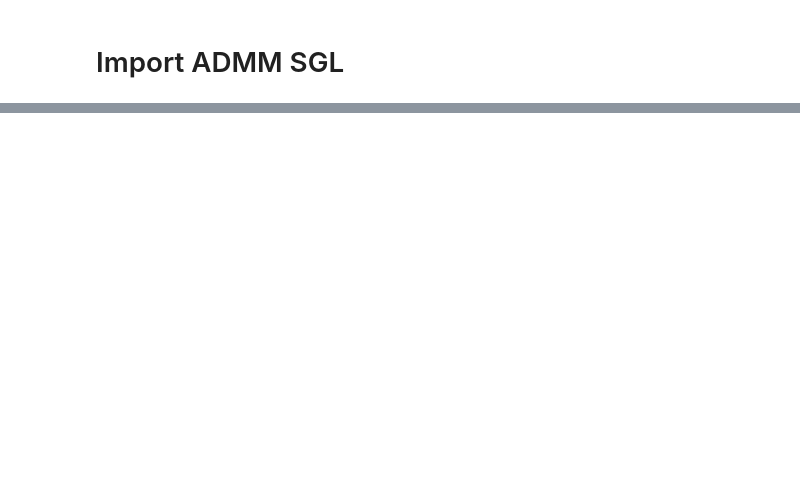
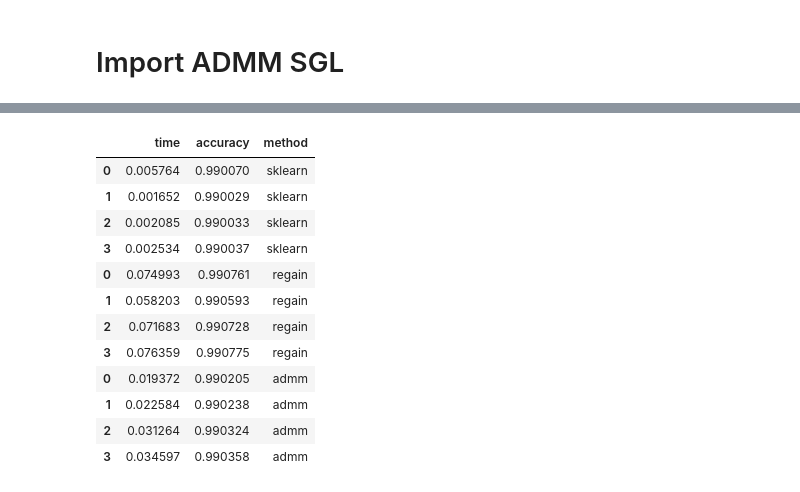
Before and after one commit to fabian-sp/GGLasso, a Jupyter notebook: gglasso/benchmarks.ipynb, the cells around one changed output, grey strips where cells are left out. Saved outputs shown, nothing was run; the diff lists cells and outputs as text; code cells hidden in the pictures; blank space fills up the shorter version.

```diff
--- a/gglasso/benchmarks.ipynb
+++ b/gglasso/benchmarks.ipynb
@@ -150,0 +190,19 @@ ImportError: cannot import name 'cffi_utils' from 'numba.core.typing' (/Users/ol
+# %%
+#normalised accuracy [0,1]
+norm_ac = np.array(df['accuracy'])
+df['accuracy'] = (a - np.min(norm_ac))/np.ptp(norm_ac)
+df
+# %% [output]
+|  | time | accuracy | method |
+| 0 | 0.005764 | 0.990070 | sklearn |
+| 1 | 0.001652 | 0.990029 | sklearn |
+| 2 | 0.002085 | 0.990033 | sklearn |
+| 3 | 0.002534 | 0.990037 | sklearn |
+| 0 | 0.074993 | 0.990761 | regain |
+| 1 | 0.058203 | 0.990593 | regain |
+| 2 | 0.071683 | 0.990728 | regain |
+| 3 | 0.076359 | 0.990775 | regain |
+| 0 | 0.019372 | 0.990205 | admm |
+| 1 | 0.022584 | 0.990238 | admm |
+| 2 | 0.031264 | 0.990324 | admm |
+| 3 | 0.034597 | 0.990358 | admm |
```
Also changed, not shown: parts of 47 cells of this notebook.
